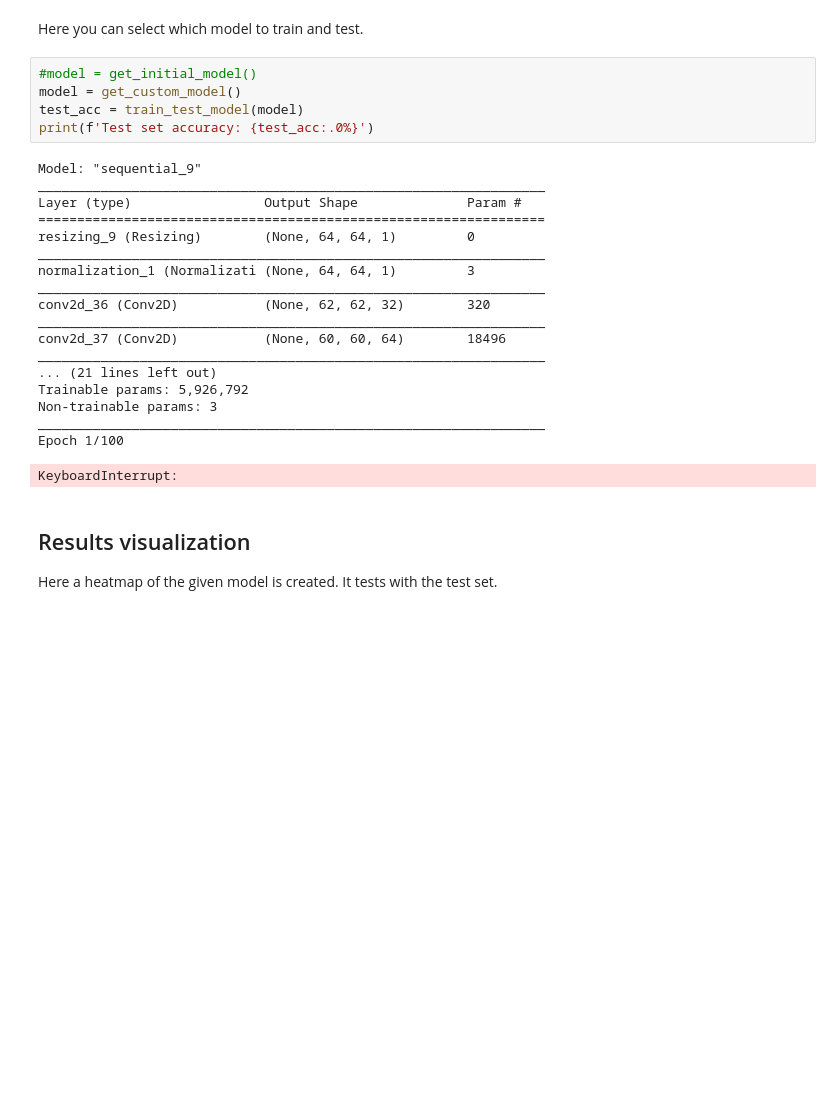
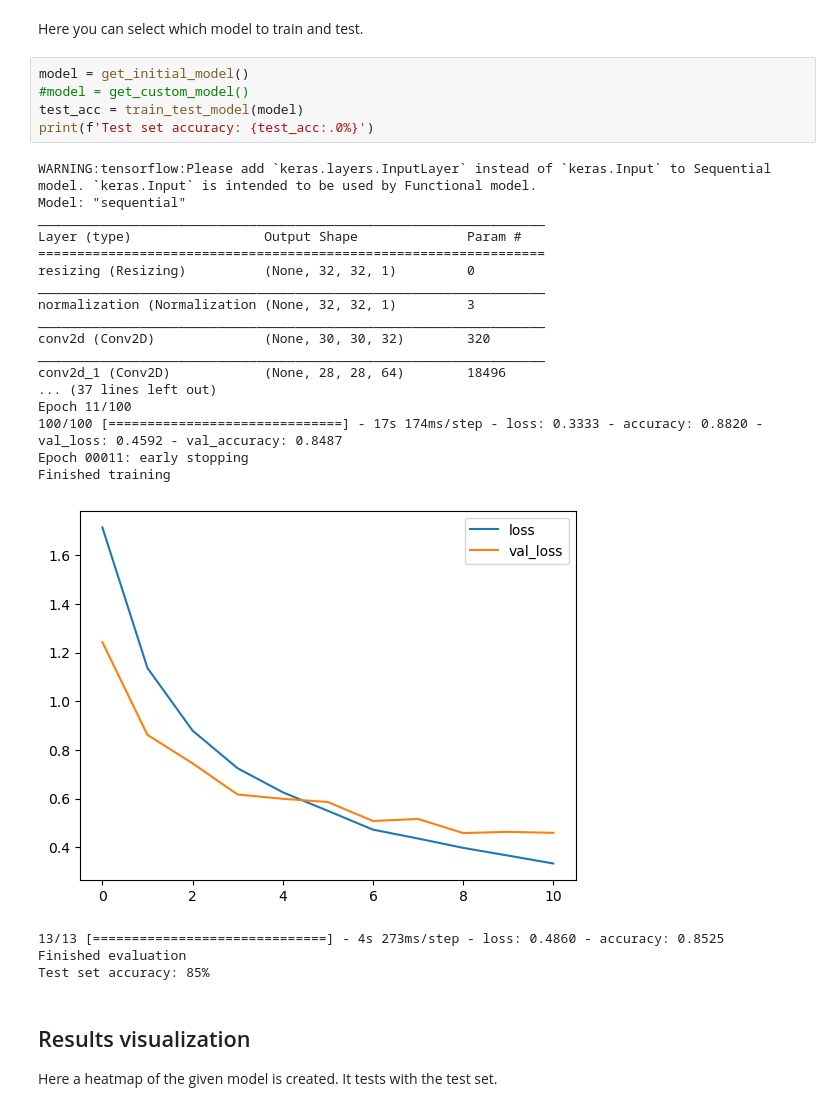
Before and after one commit to santo0/simple-speech-recognition-tf, a Jupyter notebook: model.ipynb, the cells around one changed output. Saved outputs shown, nothing was run; the diff lists cells and outputs as text; blank space fills up the shorter version.

```diff
--- a/model.ipynb
+++ b/model.ipynb
@@ -333,29 +336,32 @@ def train_test_model(model):
 # %% [markdown]
 Here you can select which model to train and test.
 # %%
-#model = get_initial_model()
-model = get_custom_model()
+model = get_initial_model()
+#model = get_custom_model()
 test_acc = train_test_model(model)
 print(f'Test set accuracy: {test_acc:.0%}')
 # %% [output]
-Model: "sequential_9"
+WARNING:tensorflow:Please add `keras.layers.InputLayer` instead of `keras.Input` to Sequential model. `keras.Input` is intended to be used by Functional model.
+Model: "sequential"
 _________________________________________________________________
 Layer (type)                 Output Shape              Param #
 =================================================================
-resizing_9 (Resizing)        (None, 64, 64, 1)         0
+resizing (Resizing)          (None, 32, 32, 1)         0
 _________________________________________________________________
-normalization_1 (Normalizati (None, 64, 64, 1)         3
+normalization (Normalization (None, 32, 32, 1)         3
 _________________________________________________________________
-conv2d_36 (Conv2D)           (None, 62, 62, 32)        320
+conv2d (Conv2D)              (None, 30, 30, 32)        320
 _________________________________________________________________
-conv2d_37 (Conv2D)           (None, 60, 60, 64)        18496
-_________________________________________________________________
-... (21 lines left out)
-Trainable params: 5,926,792
-Non-trainable params: 3
-_________________________________________________________________
-Epoch 1/100
+conv2d_1 (Conv2D)            (None, 28, 28, 64)        18496
+... (37 lines left out)
+Epoch 11/100
+100/100 [==============================] - 17s 174ms/step - loss: 0.3333 - accuracy: 0.8820 - val_loss: 0.4592 - val_accuracy: 0.8487
+Epoch 00011: early stopping
+Finished training
+[figure, added]
-KeyboardInterrupt:
+13/13 [==============================] - 4s 273ms/step - loss: 0.4860 - accuracy: 0.8525
+Finished evaluation
+Test set accuracy: 85%
 # %% [markdown]
 ## Results visualization
 Here a heatmap of the given model is created. It tests with the test set.
```
Also changed, not shown: parts of 5 cells of this notebook, 1 other file.
